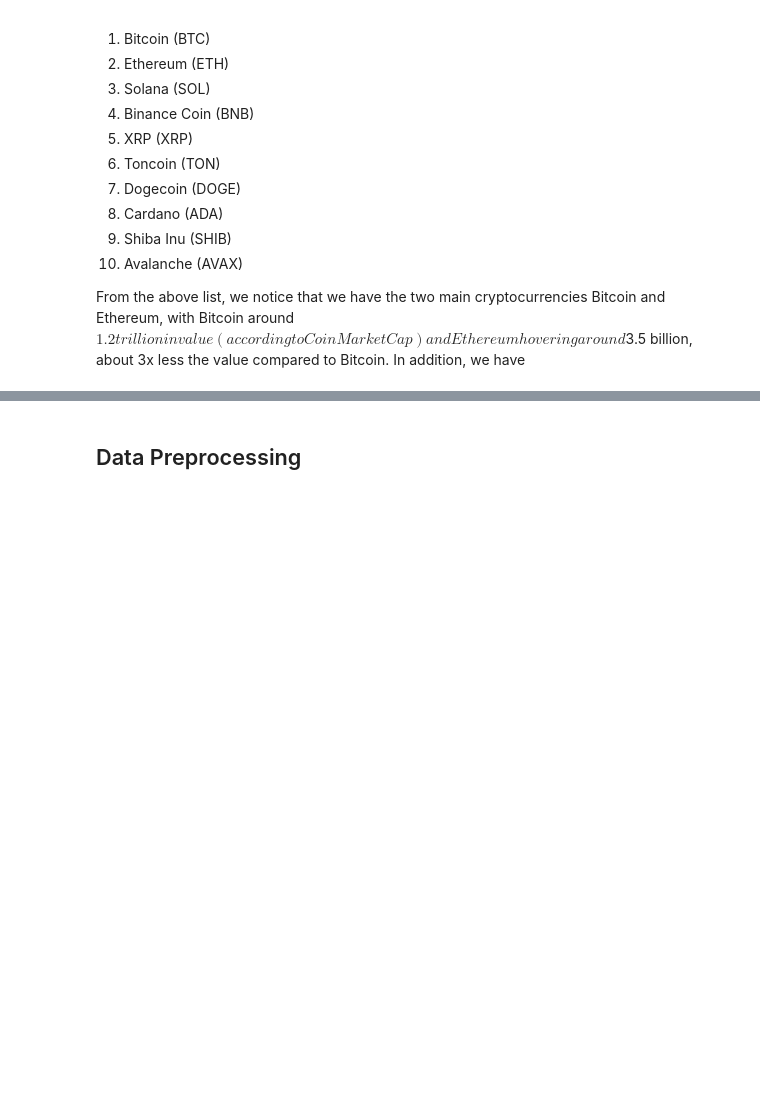
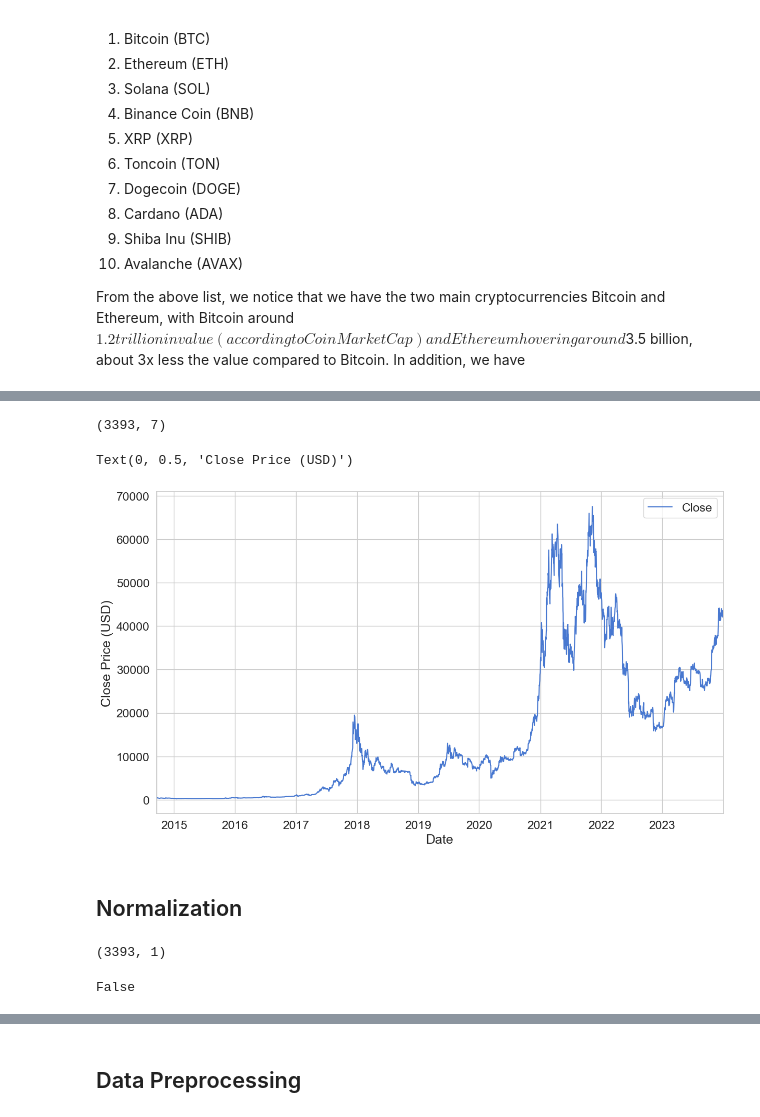
Before and after one commit to Research-Innovation-Lab/digital-asset-models, a Jupyter notebook: code/price-prediction/lstm/main.ipynb, the cells around one changed output, grey strips where cells are left out. Cells and saved outputs as stored; diff of their text form; code cells hidden in the pictures; blank space fills up the shorter version.

Commit message:
lstm for bitcoin price prediction

```diff
--- a/code/price-prediction/lstm/main.ipynb
+++ b/code/price-prediction/lstm/main.ipynb
@@ -19,3 +16,26 @@ import pandas as pd
+# %%
+import os
+import numpy as np
+import tensorflow as tf
+from tensorflow import keras
+import pandas as pd
+import seaborn as sns
+from pylab import rcParams
+import matplotlib.pyplot as plt
+from matplotlib import rc
+from sklearn.preprocessing import MinMaxScaler
+from tensorflow.keras.layers import Bidirectional, Dropout, Activation, Dense, LSTM, Input
+from tensorflow.keras.models import Sequential
+
+%matplotlib inline
+
+sns.set(style='whitegrid', palette='muted', font_scale=1.5)
+
+rcParams['figure.figsize'] = 14, 8
+
+RANDOM_SEED = 42
+
+np.random.seed(RANDOM_SEED)
 # %% [markdown]
 ## Data Fetching
 # %% [markdown]
@@ -70,0 +88,5 @@ crypto_df.to_csv('crypto_data_top_10.csv')
+# %%
+csv_path = './data/BTC-USD_data.csv'
+df_bitcoin = pd.read_csv(csv_path, parse_dates=['Date'])
+# %%
+df_bitcoin = df_bitcoin.sort_values('Date')
@@ -70,0 +102,13 @@ crypto_df.to_csv('crypto_data_top_10.csv')
+# %%
+df_bitcoin.shape
+# %% [output]
+(3393, 7)
+# %%
+ax = df_bitcoin.plot(x='Date', y='Close');
+ax.set_xlabel("Date")
+ax.set_ylabel("Close Price (USD)")
+# %% [output]
+Text(0, 0.5, 'Close Price (USD)')
+[figure, added]
+# %% [markdown]
+## Normalization
@@ -70,0 +121,8 @@ crypto_df.to_csv('crypto_data_top_10.csv')
+# %%
+scaled_close.shape
+# %% [output]
+(3393, 1)
+# %%
+np.isnan(scaled_close).any()
+# %% [output]
+False
```
Also changed, not shown: parts of 18 cells of this notebook.
